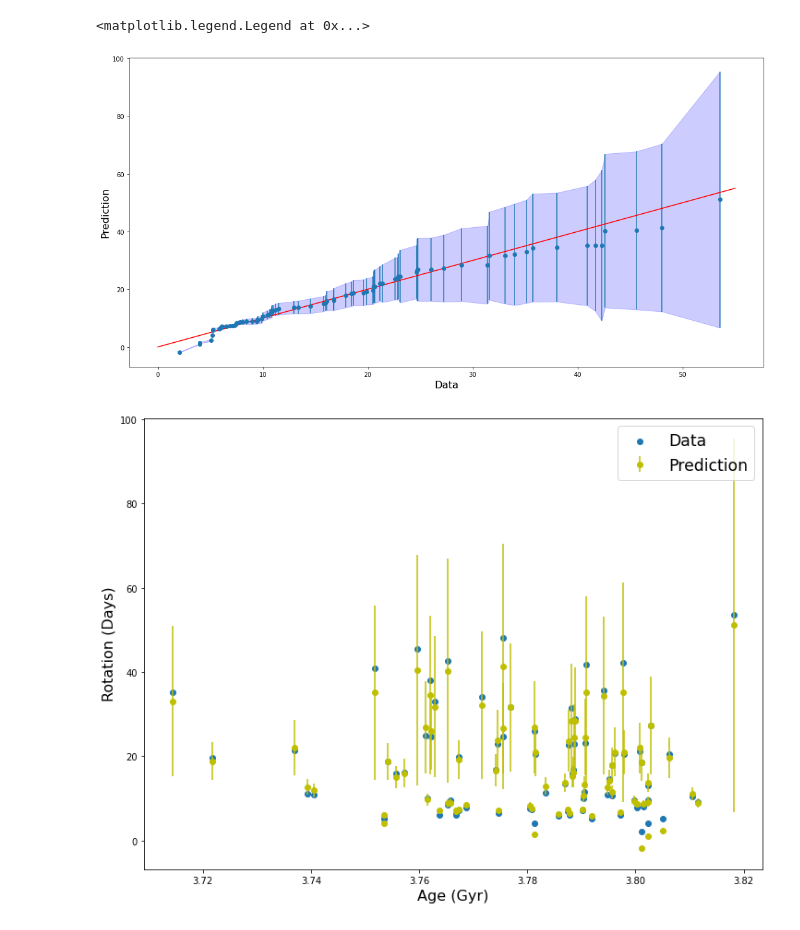
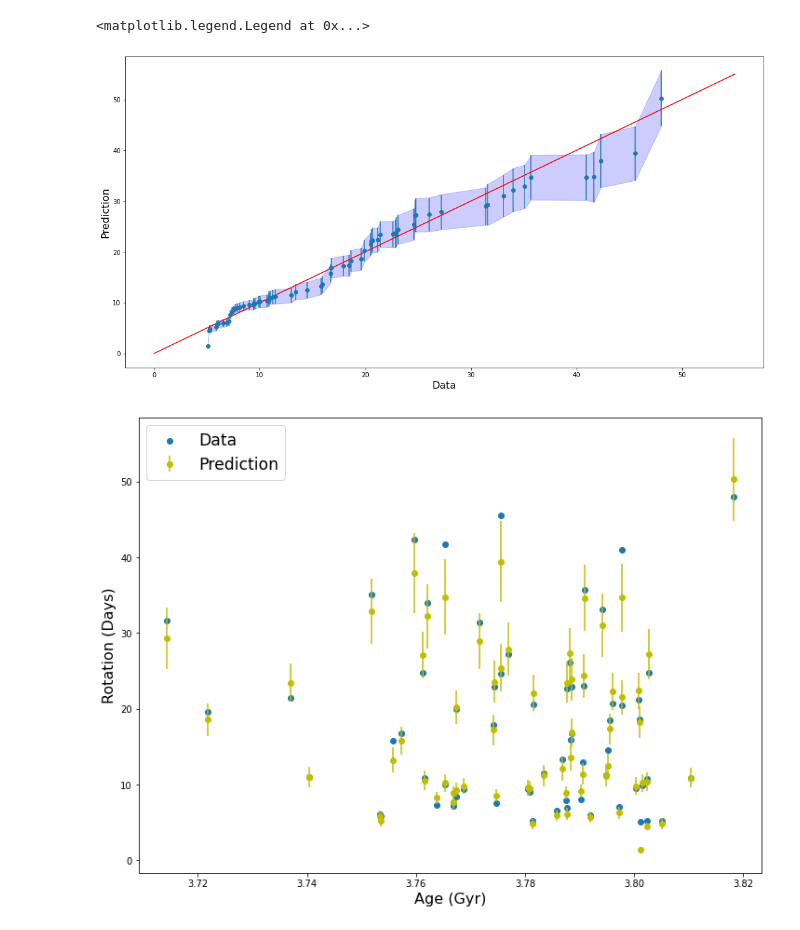
Before and after one commit to ni-phy/year4-project, a Jupyter notebook: Nikolas/gyrochronology/age_tfp_hmc.ipynb, the cells around one changed output. Saved outputs shown, nothing was run; the diff lists cells and outputs as text; code cells hidden in the pictures.

Commit message:
hmc mena_fn, gp predictive var

```diff
--- a/Nikolas/gyrochronology/age_tfp_hmc.ipynb
+++ b/Nikolas/gyrochronology/age_tfp_hmc.ipynb
@@ -70,10 +118,10 @@ p_error = ((np.array(pl)+np.array(pu))/2)#(np.log(p) - np.log(np.array(p)-np.arr
 indctr = data0[:,24]
 index = 0
 for i in range(0, len(p)-index):
-  if age[i]<2 or age[i]>11 or indctr[i]>1:
+  if age[i]<2 or age[i]>11 or p[i]<5 or indctr[i]>1:
     index = index+1
 for i in range(0, len(p)-index):
-  if age[i]<2 or age[i]>11 or indctr[i]>1:
+  if age[i]<2 or age[i]>11 or p[i]<5 or indctr[i]>1:
     te.pop(int(np.where(np.array(p) == float(p[i]))[0]))
     tee.pop(int(np.where(np.array(p) == float(p[i]))[0]))
     age.pop(int(np.where(np.array(p) == float(p[i]))[0]))
@@ -145,7 +193,7 @@ c=0.4
 d=0.601
 
 Y = observations = (np.array(p) - mean_fn(X1, r.t2bv(np.array(te)), a, b, c, d))
-noise_variance = p_error
+noise_variance = p_error**0.5
 
 sigma_init = 0.1*(max(Y) - min(Y))**0.5
 l_scale = max(X2) - min(X2)
@@ -156,7 +204,7 @@ gaussian_process_model = tfd.JointDistributionSequential([
   # tfd.Normal(X2.reshape(-1), 0.04*X1.reshape(-1)),
   # tfd.Normal(X3.reshape(-1), 0.04*X1.reshape(-1)),
   lambda amplitude, length_scale, observations1_: tfd.GaussianProcess(
-      kernel=psd_kernels.ExponentiatedQuadratic(amplitude, length_scale),
+      kernel=psd_kernels.ExponentiatedQuadratic(amplitude, length_scale), mean_fn=mean_fn_hmc,
       index_points=observations1_, observation_noise_variance=observation_index_error)])
 
 initial_chain_states = [
@@ -182,12 +230,12 @@ def run_mcmc():
   return tfp.mcmc.sample_chain(
       num_results=num_results,
       num_burnin_steps=num_burnin_steps,
-      num_steps_between_results=4,
+      num_steps_between_results=10,
       current_state=initial_chain_states,
       kernel=tfp.mcmc.SimpleStepSizeAdaptation(
           inner_kernel = tfp.mcmc.HamiltonianMonteCarlo(
               target_log_prob_fn=unnormalized_log_posterior,
-              step_size=[np.float64(1e-5)],
+              step_size=[np.float64(1e-3)],
               num_leapfrog_steps=3),
               num_adaptation_steps=int(num_burnin_steps)),
       trace_fn=lambda _, pkr: pkr.inner_results.is_accepted)
@@ -209,7 +257,7 @@ gp = tfd.GaussianProcessRegressionModel(
     index_points=X_test,
     observation_index_points=observation_index_points,
     observations= observations_l,
-    observation_noise_variance=noise_variance)
+    observation_noise_variance=noise_variance, predictive_noise_variance = noise_variance)
 
 #print("Final NLL = {}".format(neg_log_likelihood_))
 
@@ -254,0 +297,4 @@ for i in mu_test:
+# %%
+x = np.linspace(0, 30)
+plt.plot(x, x , 'r')
+plt.scatter(vals[1]**2, np.sort(p_error))
@@ -255,23 +304,22 @@ for i in mu_test:
 # %%
 plt.figure(figsize=(18,9))
 font = {'size': 16,
         }
 #plt.errorbar(np.sort(data[::al, 1]), vals[0,:], yerr=vals[1,:]**0.5, fmt='bo')
 plt.fill_between(np.sort(p), vals[0,:] - vals[1,:], vals[0,:] + vals[1,:], color='blue', alpha=0.2)
 plt.errorbar(np.sort(p), np.sort(mu_test), yerr=vals[1,:], fmt='o')
-x = np.linspace(0, 55)
 plt.plot(x, x , 'r')
 plt.xlabel('Data', fontdict=font)
 plt.ylabel('Prediction', fontdict=font)
 
 plt.figure(figsize=(12,9))
 plt.errorbar(X2, np.sort(vals[0]), yerr=vals[1], fmt='o', c='y', label='Prediction')
 plt.scatter(X2, np.sort(p), label='Data')
 plt.xlabel('Age (Gyr)', fontdict=font)
 plt.ylabel('Rotation (Days)', fontdict=font)
 plt.legend(fontsize='xx-large')
 # %% [output]
 <matplotlib.legend.Legend at 0x...>
-[figure, old version]
+[figure, new version]
-[figure, old version]
+[figure, new version]
 # %%
```
Also changed, not shown: parts of 17 cells of this notebook.
